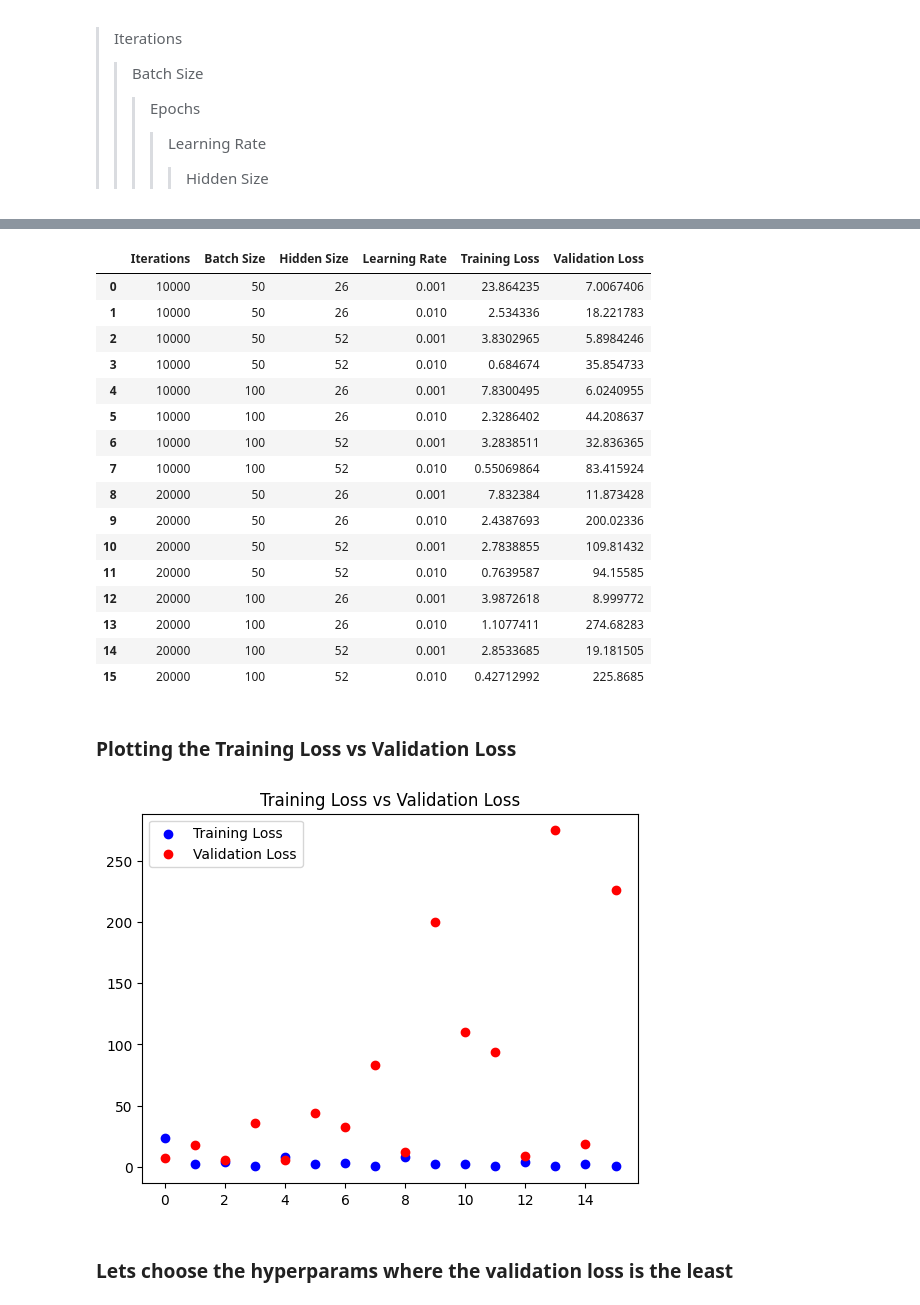
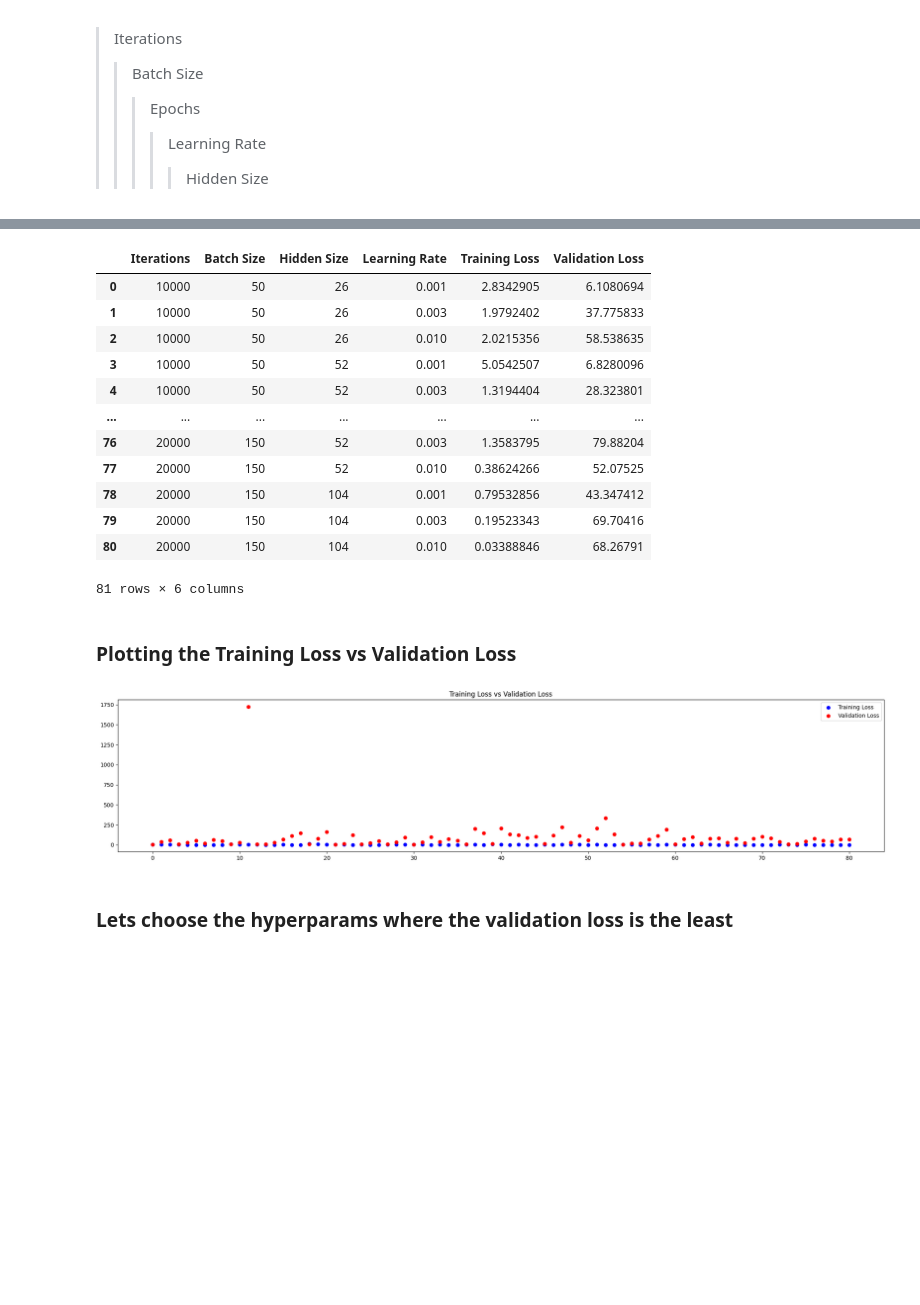
Before and after one commit to goyalharshit79/Mutual-Funds-EDA, a Jupyter notebook: mutual-funds.ipynb, the cells around one changed output, grey strips where cells are left out. Saved outputs shown, nothing was run; the diff lists cells and outputs as text; code cells hidden in the pictures; blank space fills up the shorter version.

```diff
--- a/mutual-funds.ipynb
+++ b/mutual-funds.ipynb
@@ -433,17 +433,17 @@ Iterations: 11500 Training_loss: 9.219639778137207 PEV:0.853907585144043
 # %%
 #tconverting into tensors to be able to plot
-loss_list = torch.tensor(loss_list, dtype=torch.float32).numpy()
-pev_list = torch.tensor(pev_list, dtype=torch.float32).numpy
-iterations = torch.tensor(iterations, dtype = torch.float32).numpy()
+loss_list_ = torch.tensor(loss_list, dtype=torch.float32).numpy()
+pev_list_ = torch.tensor(pev_list, dtype=torch.float32).numpy()
+iterations_ = torch.tensor(iterations, dtype = torch.float32).numpy()
 # visualization loss
-plt.plot(iterations, loss_list, color = "blue")
+plt.plot(iterations_, loss_list_, color = "blue")
 plt.xlabel("Number of iteration")
 plt.ylabel("Training Loss")
 plt.title("ANN: Loss vs Number of iteration")
 plt.show()
 
 # visualization accuracy
-plt.plot(iterations, pev_tensor,color = "red")
+plt.plot(iterations_, pev_list_,color = "red")
 plt.xlabel("Number of iteration")
 plt.ylabel("Percentage of Explained Variance")
 plt.title("ANN: %age of explained vairance vs Number of iteration")
@@ -568,10 +568,10 @@ def val_loss_cal(model_recd, val_loader):
 >>>>Learning Rate
 >>>>>Hidden Size
 # %%
-iterations_list = [10000,20000]
-batch_size_list = [50,100]
-learning_rate_list = [0.001, 0.01]
-hidden_size_list = [26, 52]
+iterations_list = [10000,15000, 20000]
+batch_size_list = [50,100, 150]
+learning_rate_list = [0.001, 0.003, 0.01]
+hidden_size_list = [26, 52, 104]
 # Cross Entropy Loss
 error_ = nn.MSELoss()
 
@@ -644,33 +644,30 @@ results_df["Validation Loss"] = [i.cpu().detach().numpy() for i in results_df["V
 results_df
 # %% [output]
 |  | Iterations | Batch Size | Hidden Size | Learning Rate | Training Loss | Validation Loss |
-| 0 | 10000 | 50 | 26 | 0.001 | 23.864235 | 7.0067406 |
-| 1 | 10000 | 50 | 26 | 0.010 | 2.534336 | 18.221783 |
-| 2 | 10000 | 50 | 52 | 0.001 | 3.8302965 | 5.8984246 |
-| 3 | 10000 | 50 | 52 | 0.010 | 0.684674 | 35.854733 |
-| 4 | 10000 | 100 | 26 | 0.001 | 7.8300495 | 6.0240955 |
-| 5 | 10000 | 100 | 26 | 0.010 | 2.3286402 | 44.208637 |
-| 6 | 10000 | 100 | 52 | 0.001 | 3.2838511 | 32.836365 |
-| 7 | 10000 | 100 | 52 | 0.010 | 0.55069864 | 83.415924 |
-| 8 | 20000 | 50 | 26 | 0.001 | 7.832384 | 11.873428 |
-| 9 | 20000 | 50 | 26 | 0.010 | 2.4387693 | 200.02336 |
-| 10 | 20000 | 50 | 52 | 0.001 | 2.7838855 | 109.81432 |
-| 11 | 20000 | 50 | 52 | 0.010 | 0.7639587 | 94.15585 |
-| 12 | 20000 | 100 | 26 | 0.001 | 3.9872618 | 8.999772 |
-| 13 | 20000 | 100 | 26 | 0.010 | 1.1077411 | 274.68283 |
-| 14 | 20000 | 100 | 52 | 0.001 | 2.8533685 | 19.181505 |
-| 15 | 20000 | 100 | 52 | 0.010 | 0.42712992 | 225.8685 |
+| 0 | 10000 | 50 | 26 | 0.001 | 2.8342905 | 6.1080694 |
+| 1 | 10000 | 50 | 26 | 0.003 | 1.9792402 | 37.775833 |
+| 2 | 10000 | 50 | 26 | 0.010 | 2.0215356 | 58.538635 |
+| 3 | 10000 | 50 | 52 | 0.001 | 5.0542507 | 6.8280096 |
+| 4 | 10000 | 50 | 52 | 0.003 | 1.3194404 | 28.323801 |
+| ... | ... | ... | ... | ... | ... | ... |
+| 76 | 20000 | 150 | 52 | 0.003 | 1.3583795 | 79.88204 |
+| 77 | 20000 | 150 | 52 | 0.010 | 0.38624266 | 52.07525 |
+| 78 | 20000 | 150 | 104 | 0.001 | 0.79532856 | 43.347412 |
+| 79 | 20000 | 150 | 104 | 0.003 | 0.19523343 | 69.70416 |
+| 80 | 20000 | 150 | 104 | 0.010 | 0.03388846 | 68.26791 |
+81 rows × 6 columns
 # %% [markdown]
 ### Plotting the Training Loss vs Validation Loss
 # %%
+plt.subplots(figsize = (25,5))
 plt.scatter(range(len(results_df["Training Loss"])), results_df["Training Loss"], color = 'b', label = "Training Loss")
 plt.scatter(range(len(results_df["Validation Loss"])), results_df["Validation Loss"], color = 'r', label = "Validation Loss")
 
 plt.title("Training Loss vs Validation Loss")
 plt.legend()
 plt.show()
 # %% [output]
-[figure, old version]
+[figure, new version]
 # %% [markdown]
 ### Lets choose the hyperparams where the validation loss is the least
 # %%
```
Also changed, not shown: parts of 21 cells of this notebook.
